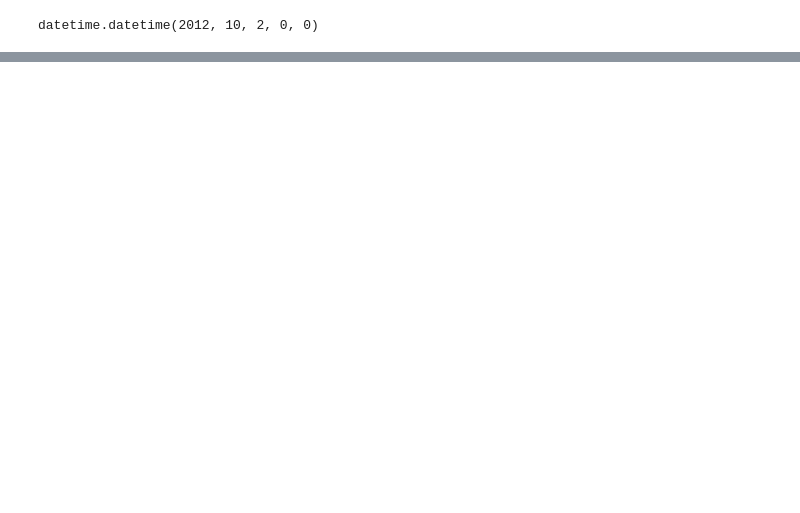
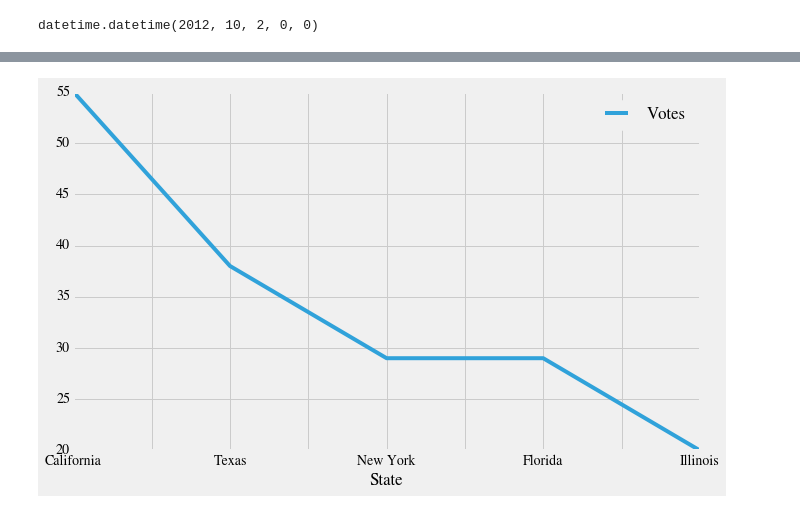
Before and after one commit to jthang/MachineLearningLab, a Jupyter notebook: lab_pres_elections.ipynb, the cells around one changed output, grey strips where cells are left out. Cells and saved outputs as stored; diff of their text form; code cells hidden in the pictures; blank space fills up the shorter version.

```diff
--- a/lab_pres_elections.ipynb
+++ b/lab_pres_elections.ipynb
@@ -207,0 +228,5 @@ datetime.datetime(2012, 10, 2, 0, 0)
+# %%
+with plt.style.context('fivethirtyeight'):
+    electoral_votes[:5].plot()
+# %% [output]
+[figure, added]
```
Also changed, not shown: parts of 6 cells of this notebook.
